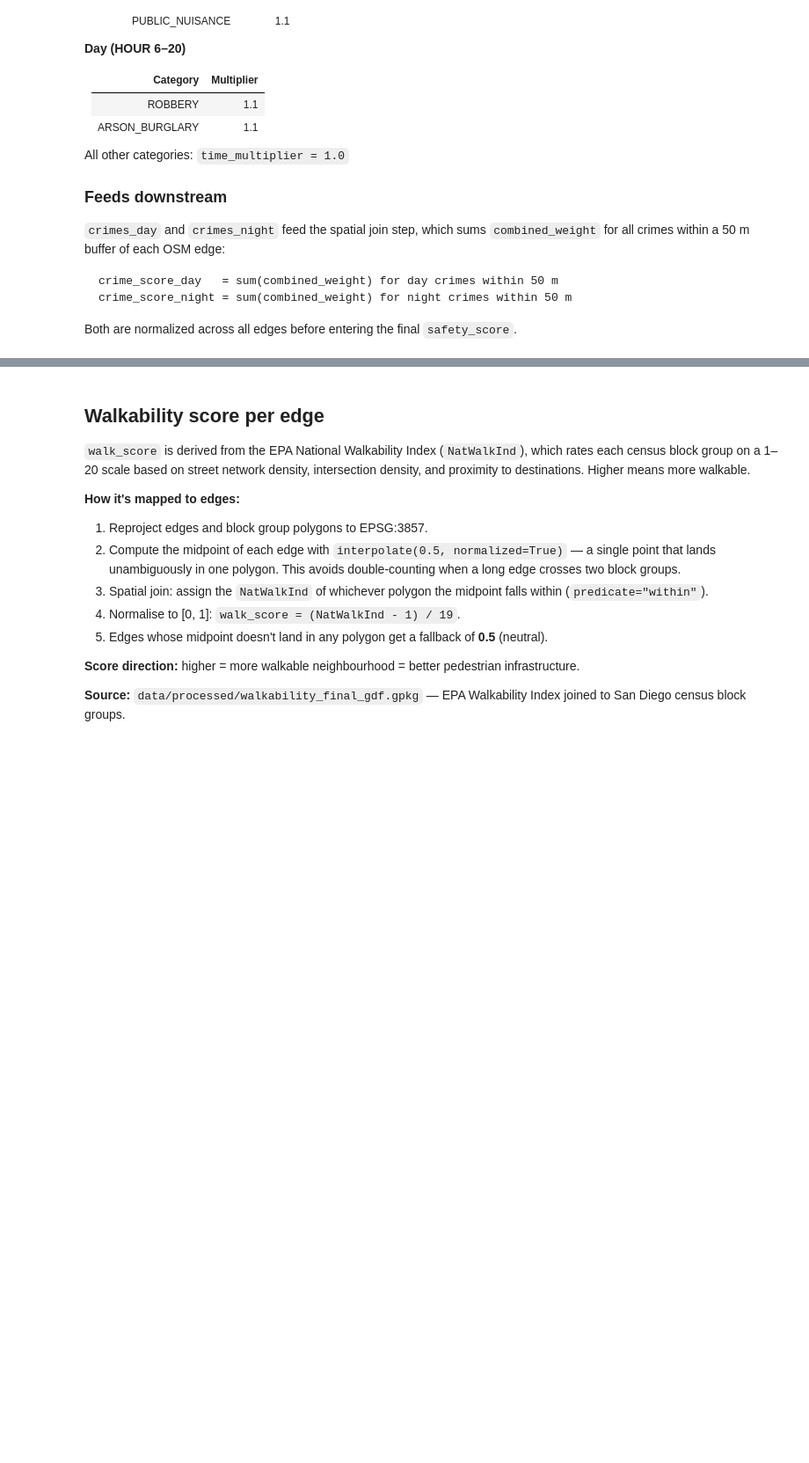
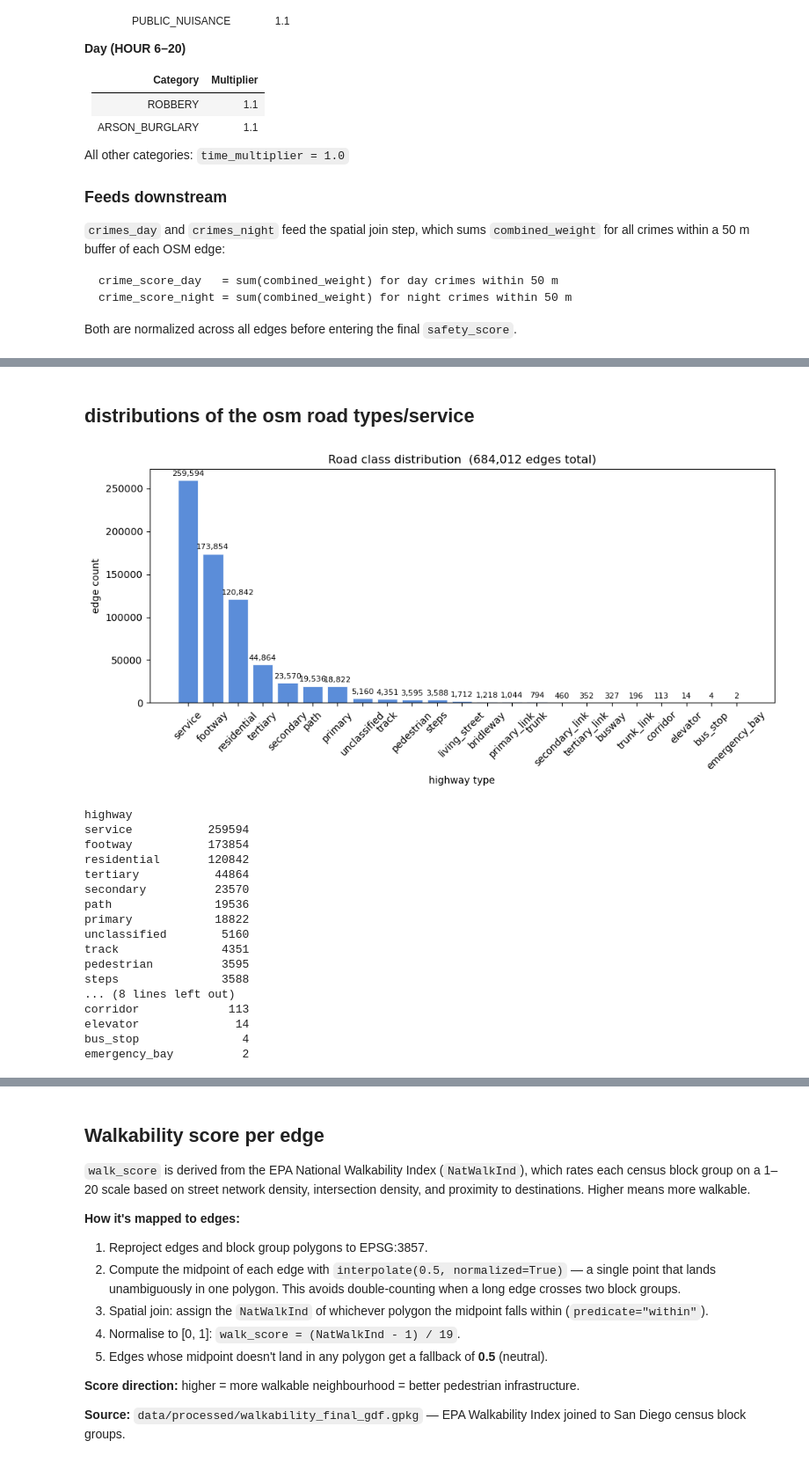
Before and after one commit to vanshika-s/SafePath, a Jupyter notebook: notebooks/scoring-engine.ipynb, the cells around one changed output, grey strips where cells are left out. Shown at 88% size. Cells and saved outputs as stored; diff of their text form; code cells hidden in the pictures; blank space fills up the shorter version.

```diff
--- a/notebooks/scoring-engine.ipynb
+++ b/notebooks/scoring-engine.ipynb
@@ -700,0 +794,39 @@ Name: light_score, dtype: float64
+# %% [markdown]
+## distributions of the osm road types/service
+# %%
+import matplotlib.pyplot as plt
+
+# Flatten highway lists (OSM sometimes returns a list per edge)
+highway_clean = edges["highway"].apply(lambda h: h[0] if isinstance(h, list) else h)
+counts = highway_clean.value_counts()
+
+fig, ax = plt.subplots(figsize=(10, 5))
+bars = ax.bar(counts.index, counts.values, color="#5b8dd9", edgecolor="white", linewidth=0.5)
+ax.bar_label(bars, labels=[f"{v:,}" for v in counts.values], padding=3, fontsize=8)
+ax.set_title(f"Road class distribution  ({len(edges):,} edges total)")
+ax.set_xlabel("highway type")
+ax.set_ylabel("edge count")
+ax.tick_params(axis='x', rotation=45)
+plt.tight_layout()
+plt.show()
+
+print(counts.to_string())
+# %% [output]
+[figure, added]
+highway
+service           259594
+footway           173854
+residential       120842
+tertiary           44864
+secondary          23570
+path               19536
+primary            18822
+unclassified        5160
+track               4351
+pedestrian          3595
+steps               3588
+... (8 lines left out)
+corridor             113
+elevator              14
+bus_stop               4
+emergency_bay          2
```
Also changed, not shown: parts of 28 cells of this notebook, 2 other files.
